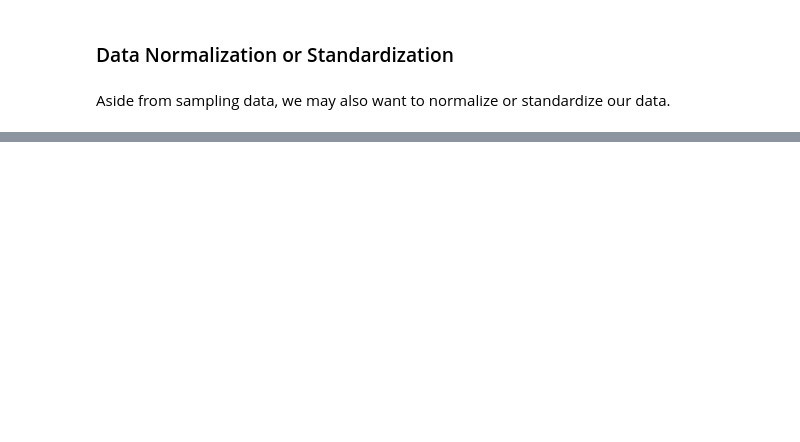
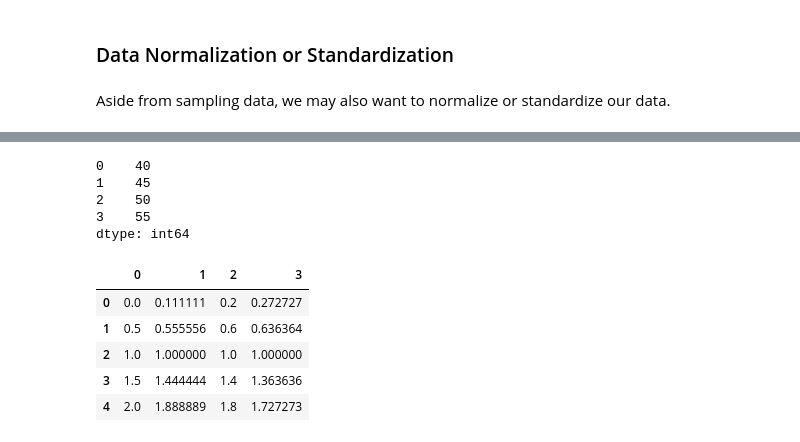
Before and after one commit to hansfranke1985/ADS, a Jupyter notebook: DataWrangling/week_6_DataPreProcessing/Assignment/Week6 Data Preparation.ipynb, the cells around one changed output, grey strips where cells are left out. Cells and saved outputs as stored; diff of their text form; code cells hidden in the pictures; blank space fills up the shorter version.

```diff
--- a/DataWrangling/week_6_DataPreProcessing/Assignment/Week6 Data Preparation.ipynb
+++ b/DataWrangling/week_6_DataPreProcessing/Assignment/Week6 Data Preparation.ipynb
@@ -475,2 +544,22 @@ Aside from sampling data, we may also want to normalize or standardize our data.
+# %%
+df.sum()
+# %% [output]
+0    40
+1    45
+2    50
+3    55
+dtype: int64
 # %%
-# TODO: normalize the data in the df by dividing the values over the sum of the values in the dataframe
+# TODO: normalize the data in the df by dividing the values over the average of the values in the dataframe
+
+df_avg = df.copy()
+
+df_avg = df_avg / df_avg.mean()
+df_avg
+# %% [output]
+|  | 0 | 1 | 2 | 3 |
+| 0 | 0.0 | 0.111111 | 0.2 | 0.272727 |
+| 1 | 0.5 | 0.555556 | 0.6 | 0.636364 |
+| 2 | 1.0 | 1.000000 | 1.0 | 1.000000 |
+| 3 | 1.5 | 1.444444 | 1.4 | 1.363636 |
+| 4 | 2.0 | 1.888889 | 1.8 | 1.727273 |
```
Also changed, not shown: parts of 8 cells of this notebook.
